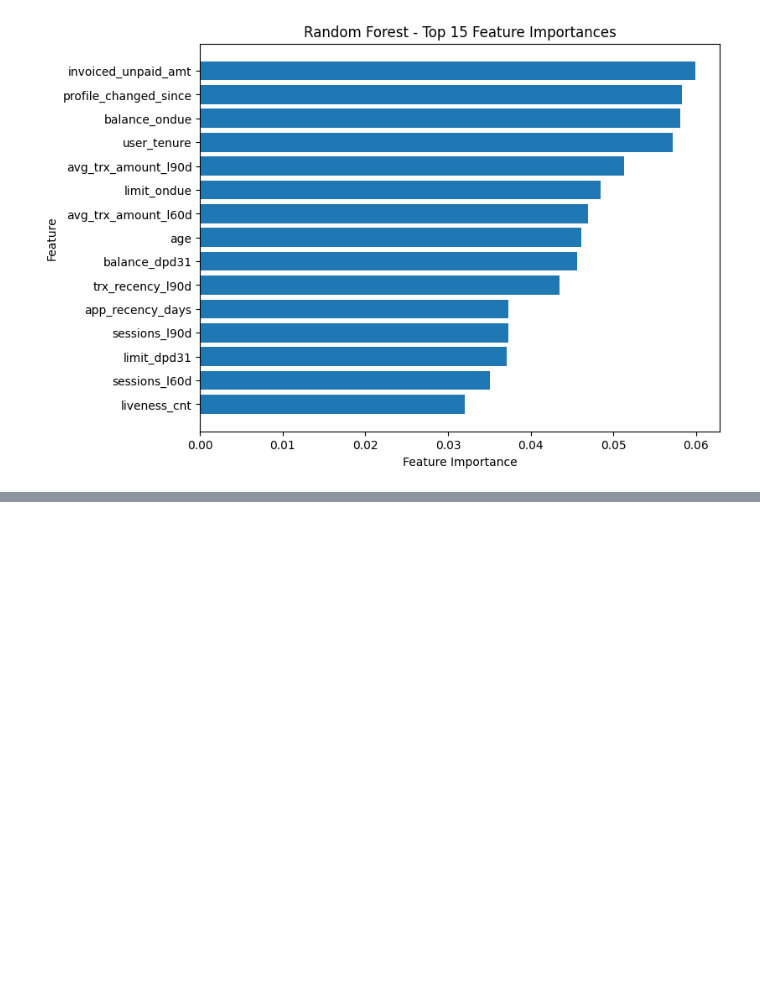
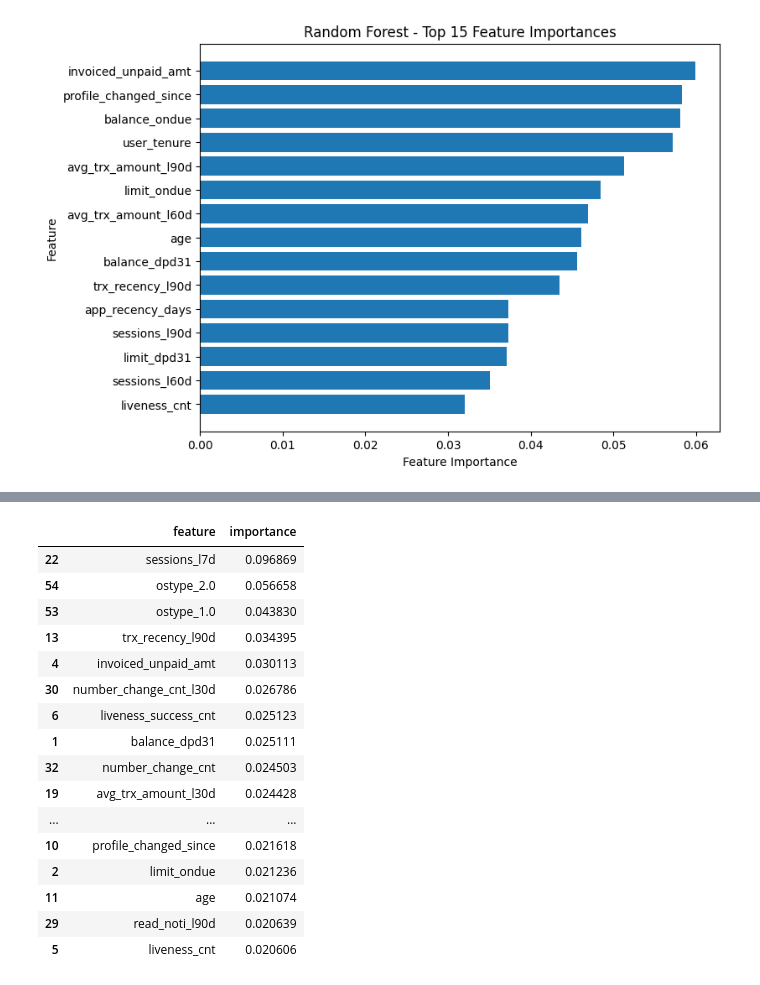
Before and after one commit to Khishigjargal42/toki_ds_task, a Jupyter notebook: notebooks/01_Toki_DPD91_Model.ipynb, the cells around one changed output, grey strips where cells are left out. Cells and saved outputs as stored; diff of their text form; code cells hidden in the pictures; blank space fills up the shorter version.

```diff
--- a/notebooks/01_Toki_DPD91_Model.ipynb
+++ b/notebooks/01_Toki_DPD91_Model.ipynb
@@ -3704,0 +3711,20 @@ plt.show()
+# %%
+from xgboost import XGBClassifier
+
+xgb_model = XGBClassifier(
+    n_estimators=300,
+    learning_rate=0.05,
+    max_depth=4,
+    min_child_weight=5,
+    subsample=0.8,
+    colsample_bytree=0.8,
+    objective="binary:logistic",
+    eval_metric="logloss",
+    random_state=42,
+    n_jobs=-1
+)
+
+xgb_model.fit(
+    X_train,
+    y_train
+)
@@ -3704,0 +3832,31 @@ plt.show()
+# %%
+xgb_importance = (
+    pd.DataFrame({
+        "feature": X_train.columns,
+        "importance": xgb_model.feature_importances_
+    })
+    .sort_values(
+        "importance",
+        ascending=False
+    )
+)
+
+xgb_importance.head(20)
+# %% [output]
+|  | feature | importance |
+| 22 | sessions_l7d | 0.096869 |
+| 54 | ostype_2.0 | 0.056658 |
+| 53 | ostype_1.0 | 0.043830 |
+| 13 | trx_recency_l90d | 0.034395 |
+| 4 | invoiced_unpaid_amt | 0.030113 |
+| 30 | number_change_cnt_l30d | 0.026786 |
+| 6 | liveness_success_cnt | 0.025123 |
+| 1 | balance_dpd31 | 0.025111 |
+| 32 | number_change_cnt | 0.024503 |
+| 19 | avg_trx_amount_l30d | 0.024428 |
+| ... | ... | ... |
+| 10 | profile_changed_since | 0.021618 |
+| 2 | limit_ondue | 0.021236 |
+| 11 | age | 0.021074 |
+| 29 | read_noti_l90d | 0.020639 |
+| 5 | liveness_cnt | 0.020606 |
```
Also changed, not shown: parts of 102 cells of this notebook, 2 other files.
